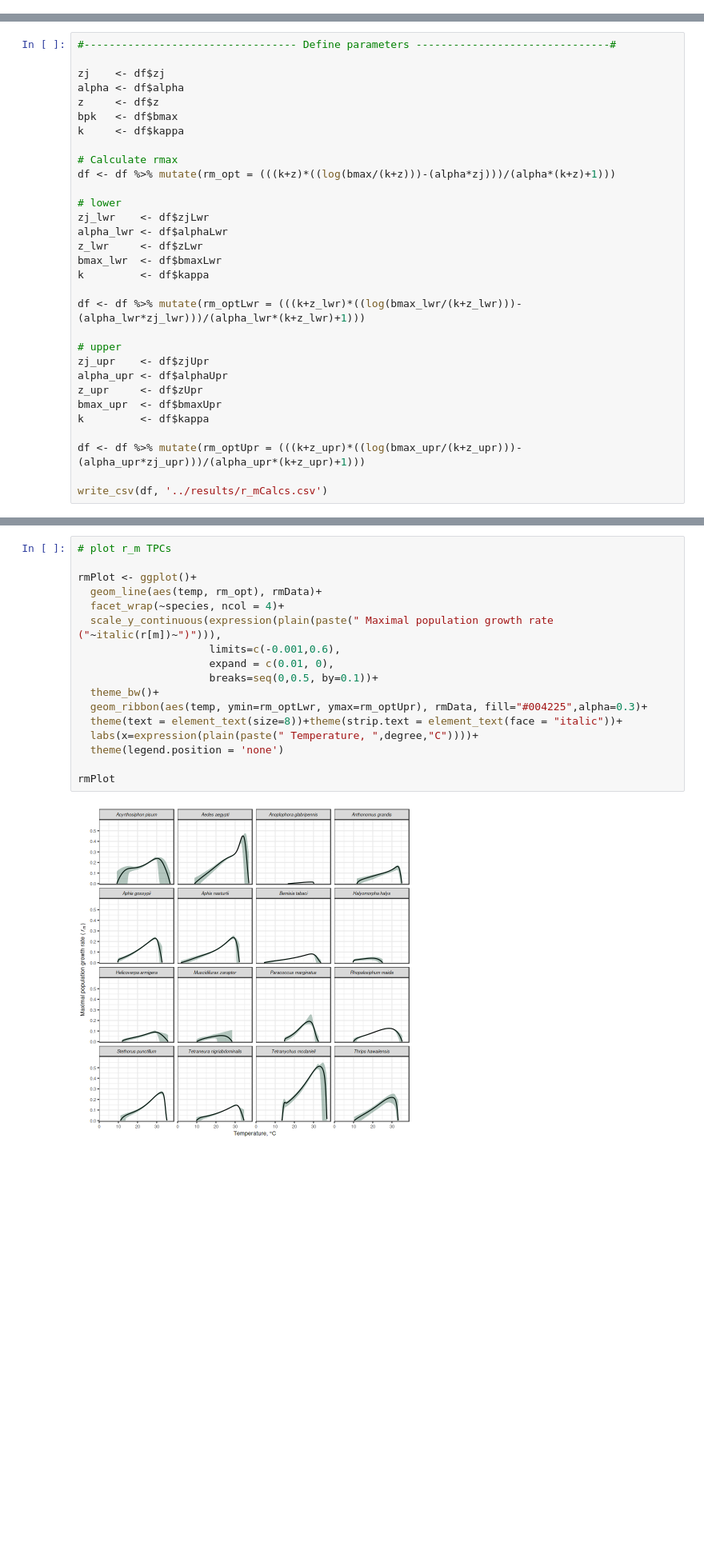
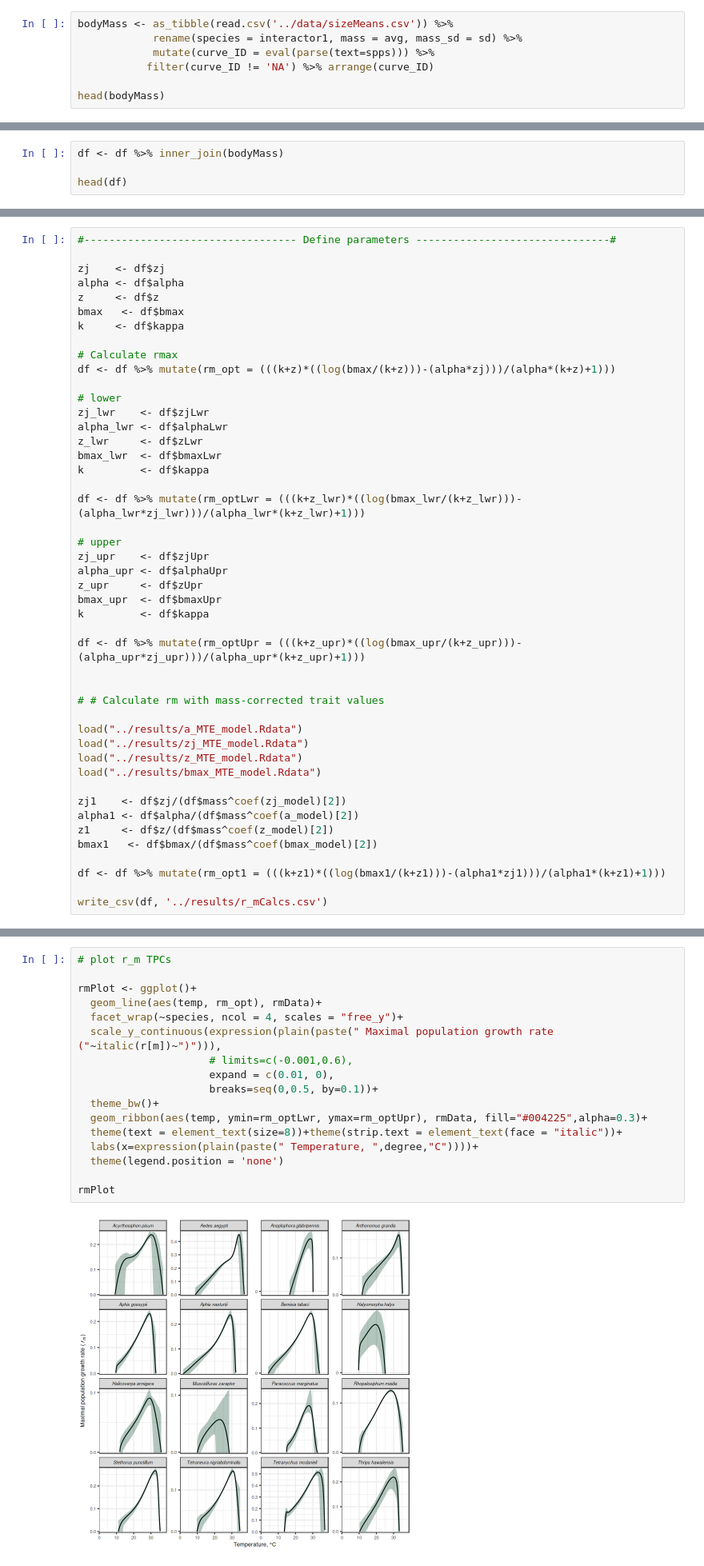
Before and after one commit to EcoEngLab/TraitMismatchPaper-main, a Jupyter notebook: code/r_mCalcs.ipynb, the cells around one changed output, grey strips where cells are left out. Shown at 80% size. Cells and saved outputs as stored; diff of their text form; blank space fills up the shorter version.

Commit message:
Tweaked SI notebook, SI figures R script, and added missing SI directory in results

```diff
--- a/code/r_mCalcs.ipynb
+++ b/code/r_mCalcs.ipynb
@@ -134,0 +119,7 @@ df <- bind_cols(alpha, zj, z, bmax) %>%
+# %%
+bodyMass <- as_tibble(read.csv('../data/sizeMeans.csv')) %>%
+            rename(species = interactor1, mass = avg, mass_sd = sd) %>%
+            mutate(curve_ID = eval(parse(text=spps))) %>%
+           filter(curve_ID != 'NA') %>% arrange(curve_ID)
+
+head(bodyMass)
@@ -134,0 +136,4 @@ df <- bind_cols(alpha, zj, z, bmax) %>%
+# %%
+df <- df %>% inner_join(bodyMass)
+
+head(df)
@@ -138,7 +154,7 @@ df <- bind_cols(alpha, zj, z, bmax) %>%
 zj    <- df$zj
 alpha <- df$alpha
 z     <- df$z
-bpk   <- df$bmax
+bmax   <- df$bmax
 k     <- df$kappa
 
 # Calculate rmax
@@ -162,4 +178,19 @@ k         <- df$kappa
 
 df <- df %>% mutate(rm_optUpr = (((k+z_upr)*((log(bmax_upr/(k+z_upr)))-(alpha_upr*zj_upr)))/(alpha_upr*(k+z_upr)+1)))
 
+
+# # Calculate rm with mass-corrected trait values
+
+load("../results/a_MTE_model.Rdata")
+load("../results/zj_MTE_model.Rdata")
+load("../results/z_MTE_model.Rdata")
+load("../results/bmax_MTE_model.Rdata")
+
+zj1    <- df$zj/(df$mass^coef(zj_model)[2])
+alpha1 <- df$alpha/(df$mass^coef(a_model)[2])
+z1     <- df$z/(df$mass^coef(z_model)[2])
+bmax1   <- df$bmax/(df$mass^coef(bmax_model)[2])
+
+df <- df %>% mutate(rm_opt1 = (((k+z1)*((log(bmax1/(k+z1)))-(alpha1*zj1)))/(alpha1*(k+z1)+1)))
+
 write_csv(df, '../results/r_mCalcs.csv')
@@ -177,19 +244,19 @@ rmData <- df %>%
 # %%
 # plot r_m TPCs
 
 rmPlot <- ggplot()+
   geom_line(aes(temp, rm_opt), rmData)+
-  facet_wrap(~species, ncol = 4)+
+  facet_wrap(~species, ncol = 4, scales = "free_y")+
   scale_y_continuous(expression(plain(paste(" Maximal population growth rate ("~italic(r[m])~")"))),
-                     limits=c(-0.001,0.6),
+                     # limits=c(-0.001,0.6),
                      expand = c(0.01, 0),
                      breaks=seq(0,0.5, by=0.1))+
   theme_bw()+
   geom_ribbon(aes(temp, ymin=rm_optLwr, ymax=rm_optUpr), rmData, fill="#004225",alpha=0.3)+
   theme(text = element_text(size=8))+theme(strip.text = element_text(face = "italic"))+
   labs(x=expression(plain(paste(" Temperature, ",degree,"C"))))+
   theme(legend.position = 'none')
 
 rmPlot
 # %% [output]
-[figure, old version]
+[figure, new version]
```
Also changed, not shown: parts of 36 cells of this notebook, 7 other files.
